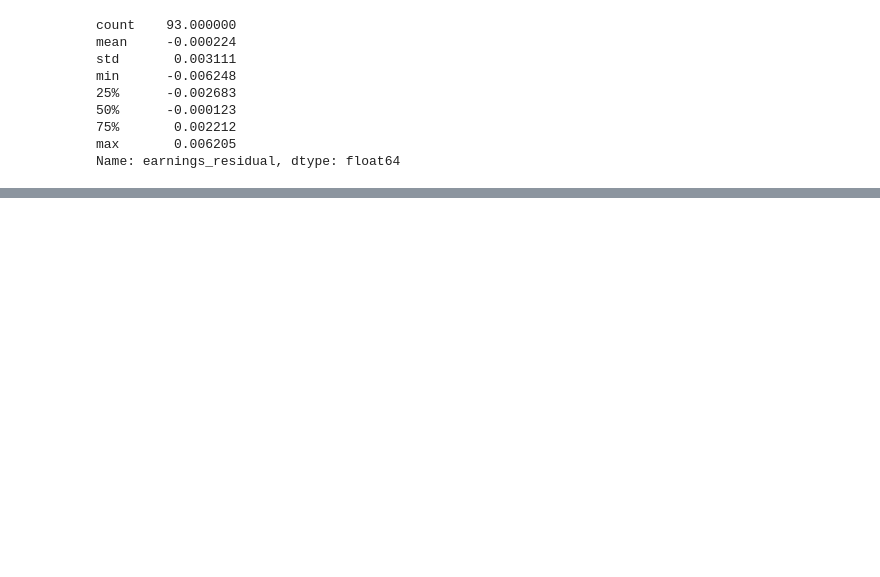
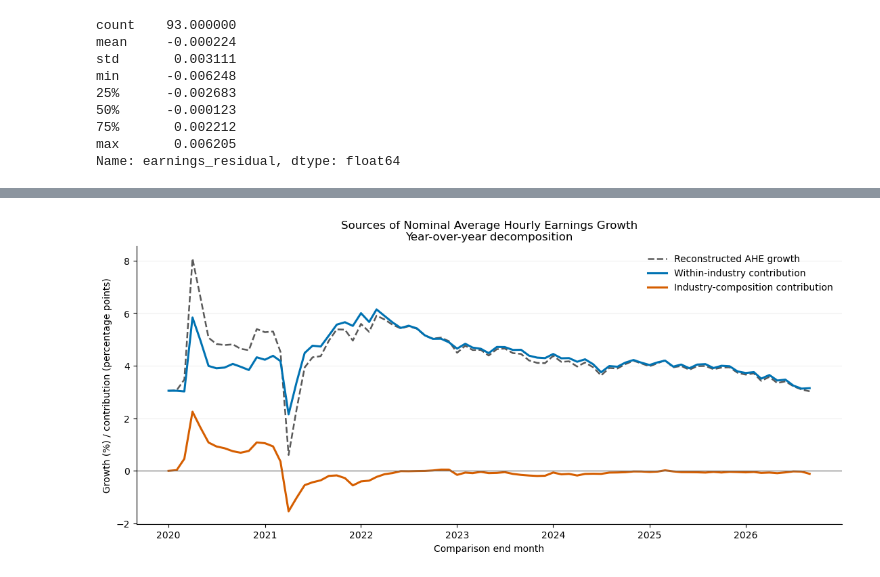
Before and after one commit to alistairbntl/wage_composition, a Jupyter notebook: wage_composition_report.ipynb, the cells around one changed output, grey strips where cells are left out. Saved outputs shown, nothing was run; the diff lists cells and outputs as text; code cells hidden in the pictures; blank space fills up the shorter version.

```diff
--- a/wage_composition_report.ipynb
+++ b/wage_composition_report.ipynb
@@ -280,0 +341,90 @@ The data below shows the change in average hourly earnings (ahe) between August
+# %%
+# Contributions to earnings growth over time
+
+import matplotlib.dates as mdates
+
+USE_ANNUAL = True  # False gives a month-over-month view.
+
+source = annual_summary if USE_ANNUAL else monthly_summary
+period_label = "Year-over-year" if USE_ANNUAL else "Month-over-month"
+
+trend = source.sort_values("date").set_index("date")
+
+if trend.empty:
+    raise ValueError("No decomposition results are available to plot.")
+
+# Convert dollar-per-hour contributions to percentage points.
+# All three series use the same beginning-of-period earnings denominator.
+trend_data = (
+    trend[
+        [
+            "within_total",
+            "composition_total",
+            "reconstructed_change",
+        ]
+    ]
+    .div(trend["reconstructed_base_ahe"], axis=0)
+    .mul(100)
+)
+
+fig, ax = plt.subplots(figsize=(11, 5), constrained_layout=True)
+
+ax.plot(
+    trend_data.index,
+    trend_data["reconstructed_change"],
+    label="Reconstructed AHE growth",
+    color="0.35",
+    linestyle="--",
+    linewidth=1.8,
+)
+
+ax.plot(
+    trend_data.index,
+    trend_data["within_total"],
+    label="Within-industry contribution",
+    color="#0072B2",
+    linewidth=2.2,
+)
+
+ax.plot(
+    trend_data.index,
+    trend_data["composition_total"],
+    label="Industry-composition contribution",
+    color="#D55E00",
+    linewidth=2.2,
+)
+
+ax.axhline(0, color="0.4", linewidth=0.8)
+
+ax.set_title(
+    "Sources of Nominal Average Hourly Earnings Growth\n"
+    f"{period_label} decomposition"
+)
+ax.set_ylabel("Growth (%) / contribution (percentage points)")
+ax.set_xlabel("Comparison end month")
+
+ax.xaxis.set_major_locator(mdates.YearLocator())
+ax.xaxis.set_major_formatter(mdates.DateFormatter("%Y"))
+
+ax.grid(axis="y", alpha=0.2)
+ax.legend(frameon=False)
+
+for spine in ["top", "right"]:
+    ax.spines[spine].set_visible(False)
+
+plt.show()
+
+comparison_text = (
+    "the same month a year earlier"
+    if USE_ANNUAL
+    else "the previous month"
+)
+
+display(Markdown(
+    f"Each point compares earnings with **{comparison_text}**. "
+    "The two contributions sum to reconstructed AHE growth. "
+    "Positive composition contributions add to measured growth; "
+    "negative contributions subtract from it."
+))
+# %% [output]
+[figure, added]
```
Also changed, not shown: parts of 28 cells of this notebook.
